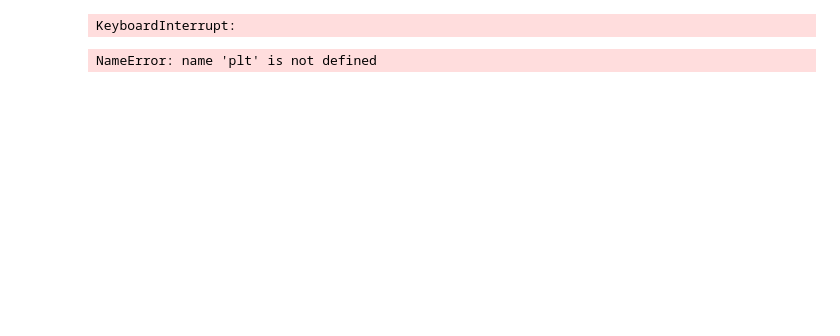
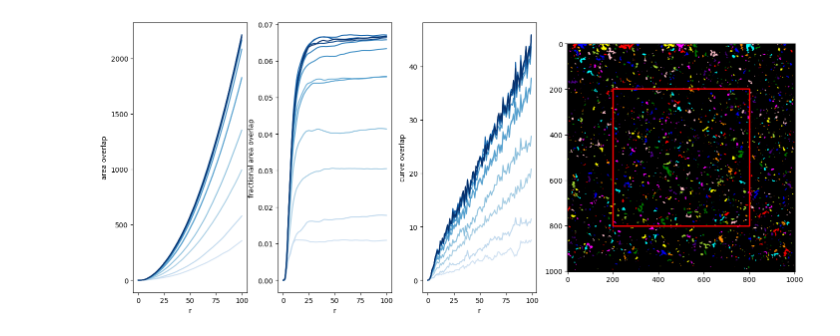
Before and after one commit to cappertherapper/Bachelorprojekt, a Jupyter notebook: test.ipynb, the cells around one changed output. Saved outputs shown, nothing was run; the diff lists cells and outputs as text; code cells hidden in the pictures; blank space fills up the shorter version.

```diff
--- a/test.ipynb
+++ b/test.ipynb
@@ -11,20 +11,18 @@ from skimage.morphology import label
 from IPython.display import display, clear_output
 from skimage.measure import regionprops
 # %%
-label_video = process_video('images/cheese_gel.avi', threshold=0.3, skip_size=8)
+label_video = process_video('images/cheese_gel.avi', threshold=0.3, skip_size=20)
-# %% [output]
-KeyboardInterrupt:
 # %%
 fig, ax = plt.subplots(1,4, figsize=(14,6), gridspec_kw={'width_ratios': [1, 1, 1, 2]})
 fig.subplots_adjust(wspace=0.4)
 plt.tight_layout()
 
-for label_image in label_video:
+colors = cm.Blues(np.linspace(0.2, 1, len(label_video)))
 
-    label_image = label_image[300:700, 300:700]
-
-    L = 100 # Maximum distances to consider
+for p, label_image in enumerate(label_video):
+    L = 200 # Maximum distances to consider
     M = label_image.shape[0] - L
+    maxR = 100
 
     label_image_bounded = np.zeros(label_image.shape, dtype=int)
     cluster_num = 1
@@ -35,47 +33,49 @@ for label_image in label_video:
             label_image_bounded[pixel_coordinates[:,0],  pixel_coordinates[:,1]] =  cluster_num
             cluster_num += 1
 
-    print(cluster_num)
-
     bx = (L, M, M, L, L)
     by = (L, L, M, M, L)
     ax[3].plot(bx, by, '-r')
     ax[3].imshow(label2rgb(label_image, bg_label=0))
     curr_image = label_image_bounded
 
-    F = np.zeros(L+1)
-    G = np.zeros(L+1)
+    F = np.zeros(maxR+1)
+    G = np.zeros(maxR+1)
     for cluster in range(1, curr_image.max()+1):
         ref_cluster = curr_image == cluster
         rem_clusters = label_image * np.invert(ref_cluster)
 
         D = ndimage.distance_transform_edt(ref_cluster==0)
-        f = np.zeros(L+1)
-        g = np.zeros(L+1)
-        for i in range(0,L+1):
+        f = np.zeros(maxR+1)
+        g = np.zeros(maxR+1)
+        for i in range(0,maxR+1):
             K = D <= i
             f[i] = np.count_nonzero(K*rem_clusters)
             g[i] = np.count_nonzero(K)
 
         F += f
         G += g
 
     F = F / curr_image.max()
     G = G / curr_image.max()
 
-    ax[0].plot(F, 'r')
+    ax[0].plot(F, color=colors[p])
     ax[0].set_xlabel('r')
     ax[0].set_ylabel('area overlap')
 
-    ax[1].plot(F/G, 'b')
+    ax[1].plot(F/G, color=colors[p])
     ax[1].set_xlabel('r')
     ax[1].set_ylabel('fractional area overlap')
 
-    ax[2].plot(F[1:]-F[:-1], 'g')
+    ax[2].plot(F[1:]-F[:-1], color=colors[p])
     ax[2].set_xlabel('r')
     ax[2].set_ylabel('curve overlap')
+
+    # Saves to folder called 'temp'
+    filename = 'temp/subplot_{:03d}.png'.format(p)
+    fig.savefig(filename)
+    display(fig)
     clear_output(wait = True)
-    display(fig)
 plt.show()
 # %% [output]
-NameError: name 'plt' is not defined
+[figure, added]
```
Also changed, not shown: parts of 1 cell of this notebook, 2 other files.
